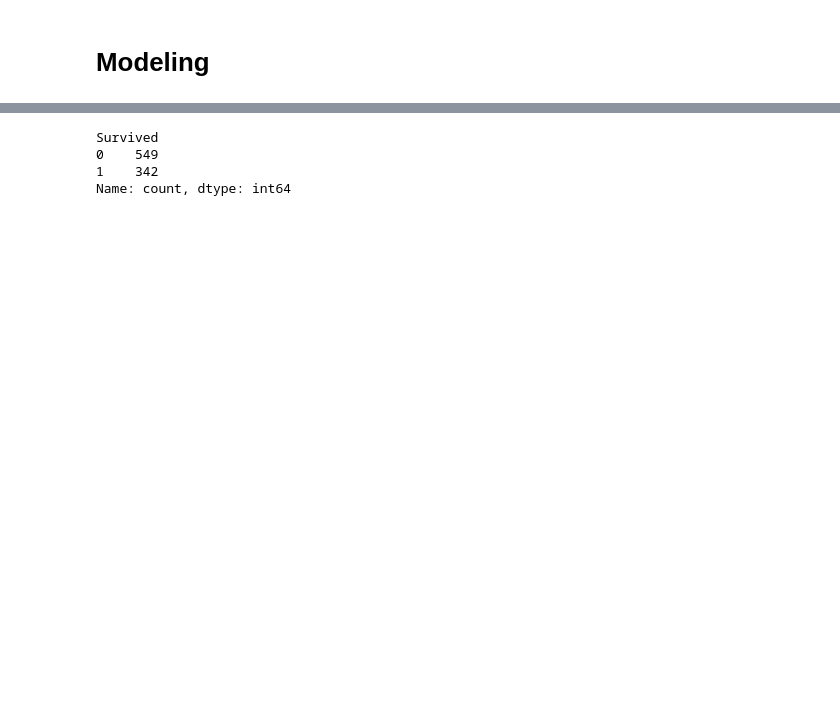
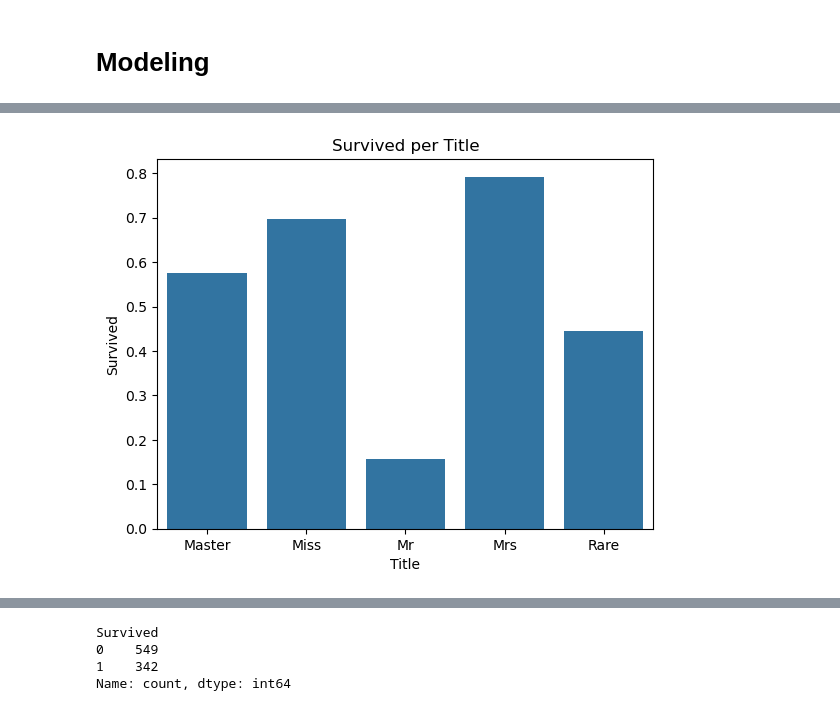
Before and after one commit to Baaunn/Titanic_Kaggle, a Jupyter notebook: modeling.ipynb, the cells around one changed output, grey strips where cells are left out. Cells and saved outputs as stored; diff of their text form; code cells hidden in the pictures; blank space fills up the shorter version.

```diff
--- a/modeling.ipynb
+++ b/modeling.ipynb
@@ -24,3 +25,11 @@ df_train.head()
 | 2 | 3 | 1 | 3 | Heikkinen, Miss. Laina | female | 26.0 | 0 | 0 | STON/O2. 3101282 | 7.9250 | ... |
 | 3 | 4 | 1 | 1 | Futrelle, Mrs. Jacques Heath (Lil... | female | 35.0 | 1 | 0 | 113803 | 53.1000 | ... |
 | 4 | 5 | 0 | 3 | Allen, Mr. William Henry | male | 35.0 | 0 | 0 | 373450 | 8.0500 | ... |
+# %%
+def get_title(name):
+    title_search = re.search(' ([A-Za-z]+)\.', name)
+    if title_search:
+        return title_search.group(1)
+    return ''
+df_train['Title'] = df_train.Name.apply(get_title)
+df_train.head()
@@ -26,0 +65,8 @@ df_train.head()
+# %%
+tt_sur_mean = df_train.groupby('Title')['Survived'].mean().reset_index()
+plt.figure()
+sns.barplot(x = 'Title', y = 'Survived', data = tt_sur_mean)
+plt.title('Survived per Title')
+plt.show()
+# %% [output]
+[figure, added]
```
Also changed, not shown: parts of 31 cells of this notebook.
